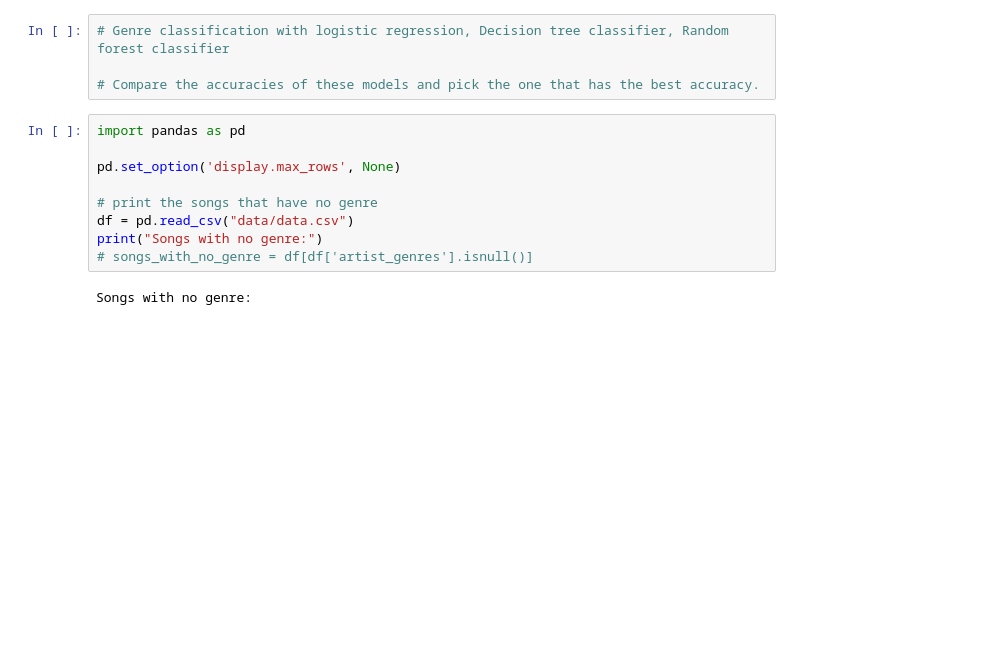
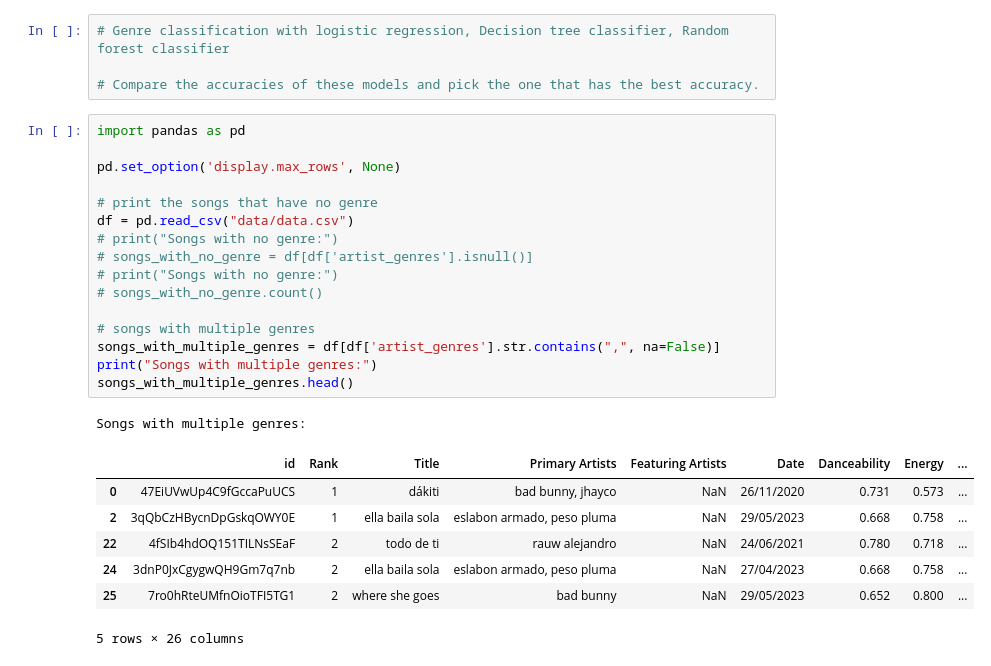
Before and after one commit to mickey59/AML_Spotify, a Jupyter notebook: genre_classification.ipynb, the cells around one changed output. Saved outputs shown, nothing was run; the diff lists cells and outputs as text; blank space fills up the shorter version.

```diff
--- a/genre_classification.ipynb
+++ b/genre_classification.ipynb
@@ -5,14 +5,28 @@
 # %%
 import pandas as pd
 
 pd.set_option('display.max_rows', None)
 
 # print the songs that have no genre
 df = pd.read_csv("data/data.csv")
-print("Songs with no genre:")
+# print("Songs with no genre:")
 # songs_with_no_genre = df[df['artist_genres'].isnull()]
+# print("Songs with no genre:")
+# songs_with_no_genre.count()
+
+# songs with multiple genres
+songs_with_multiple_genres = df[df['artist_genres'].str.contains(",", na=False)]
+print("Songs with multiple genres:")
+songs_with_multiple_genres.head()
 # %% [output]
-Songs with no genre:
+Songs with multiple genres:
+|  | id | Rank | Title | Primary Artists | Featuring Artists | Date | Danceability | Energy | ... |
+| 0 | 47EiUVwUp4C9fGccaPuUCS | 1 | dákiti | bad bunny, jhayco | NaN | 26/11/2020 | 0.731 | 0.573 | ... |
+| 2 | 3qQbCzHBycnDpGskqOWY0E | 1 | ella baila sola | eslabon armado, peso pluma | NaN | 29/05/2023 | 0.668 | 0.758 | ... |
+| 22 | 4fSIb4hdOQ151TILNsSEaF | 2 | todo de ti | rauw alejandro | NaN | 24/06/2021 | 0.780 | 0.718 | ... |
+| 24 | 3dnP0JxCgygwQH9Gm7q7nb | 2 | ella baila sola | eslabon armado, peso pluma | NaN | 27/04/2023 | 0.668 | 0.758 | ... |
+| 25 | 7ro0hRteUMfnOioTFI5TG1 | 2 | where she goes | bad bunny | NaN | 29/05/2023 | 0.652 | 0.800 | ... |
+5 rows × 26 columns
 # %%
 # First work on assigning super genres to songs
 genre_mapping = {
```
Also changed, not shown: parts of 3 cells of this notebook, 1 other file.
